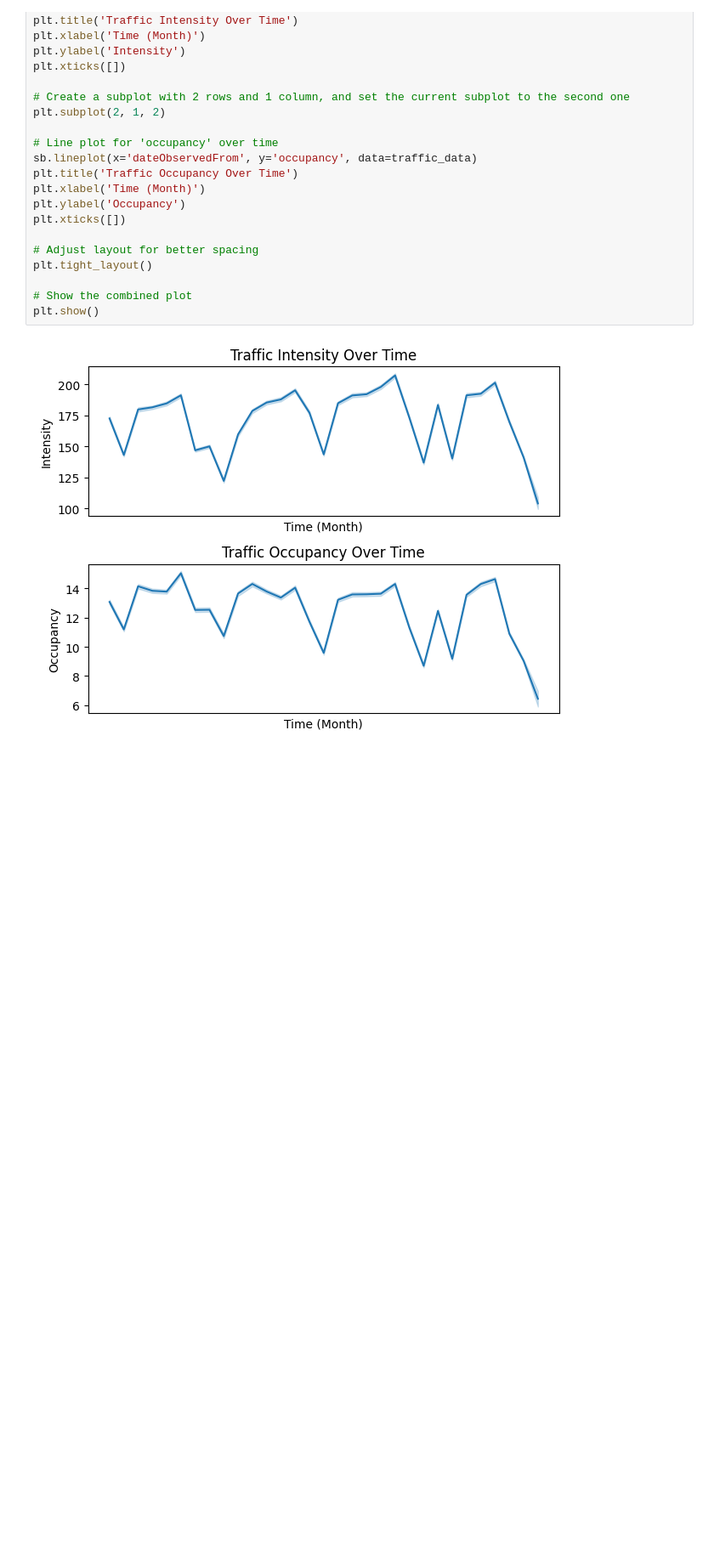
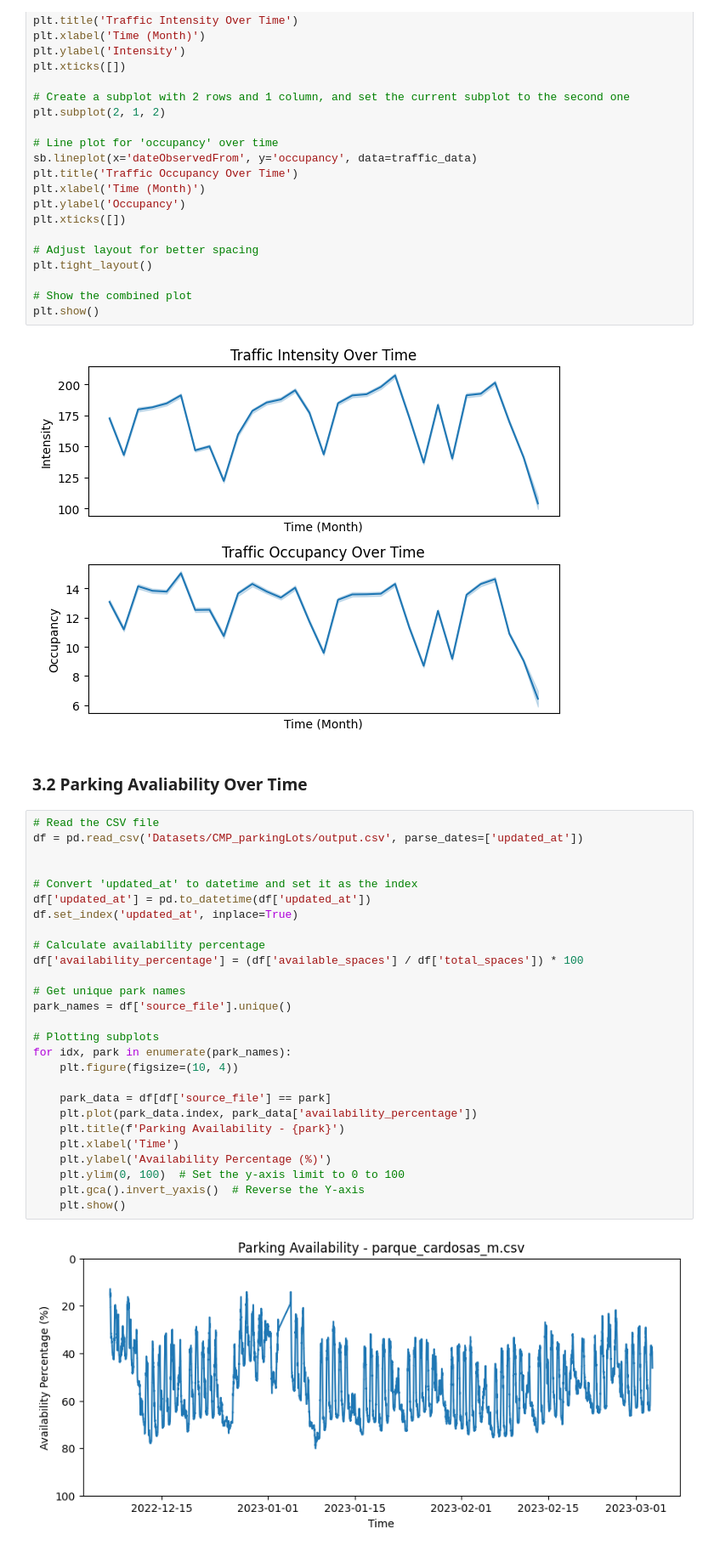
Before and after one commit to eduardo-mdc/Hackacity2023, a Jupyter notebook: notebook.ipynb, the cells around one changed output. Shown at 85% size. Saved outputs shown, nothing was run; the diff lists cells and outputs as text; blank space fills up the shorter version.

```diff
--- a/notebook.ipynb
+++ b/notebook.ipynb
@@ -172,3 +244,34 @@ plt.tight_layout()
 plt.show()
 # %% [output]
 [figure]
+# %% [markdown]
+### 3.2 Parking Avaliability Over Time
+# %%
+# Read the CSV file
+df = pd.read_csv('Datasets/CMP_parkingLots/output.csv', parse_dates=['updated_at'])
+
+
+# Convert 'updated_at' to datetime and set it as the index
+df['updated_at'] = pd.to_datetime(df['updated_at'])
+df.set_index('updated_at', inplace=True)
+
+# Calculate availability percentage
+df['availability_percentage'] = (df['available_spaces'] / df['total_spaces']) * 100
+
+# Get unique park names
+park_names = df['source_file'].unique()
+
+# Plotting subplots
+for idx, park in enumerate(park_names):
+    plt.figure(figsize=(10, 4))
+
+    park_data = df[df['source_file'] == park]
+    plt.plot(park_data.index, park_data['availability_percentage'])
+    plt.title(f'Parking Availability - {park}')
+    plt.xlabel('Time')
+    plt.ylabel('Availability Percentage (%)')
+    plt.ylim(0, 100)  # Set the y-axis limit to 0 to 100
+    plt.gca().invert_yaxis()  # Reverse the Y-axis
+    plt.show()
+# %% [output]
+[figure, added]
```
Also changed, not shown: parts of 27 cells of this notebook, 2 other files.
